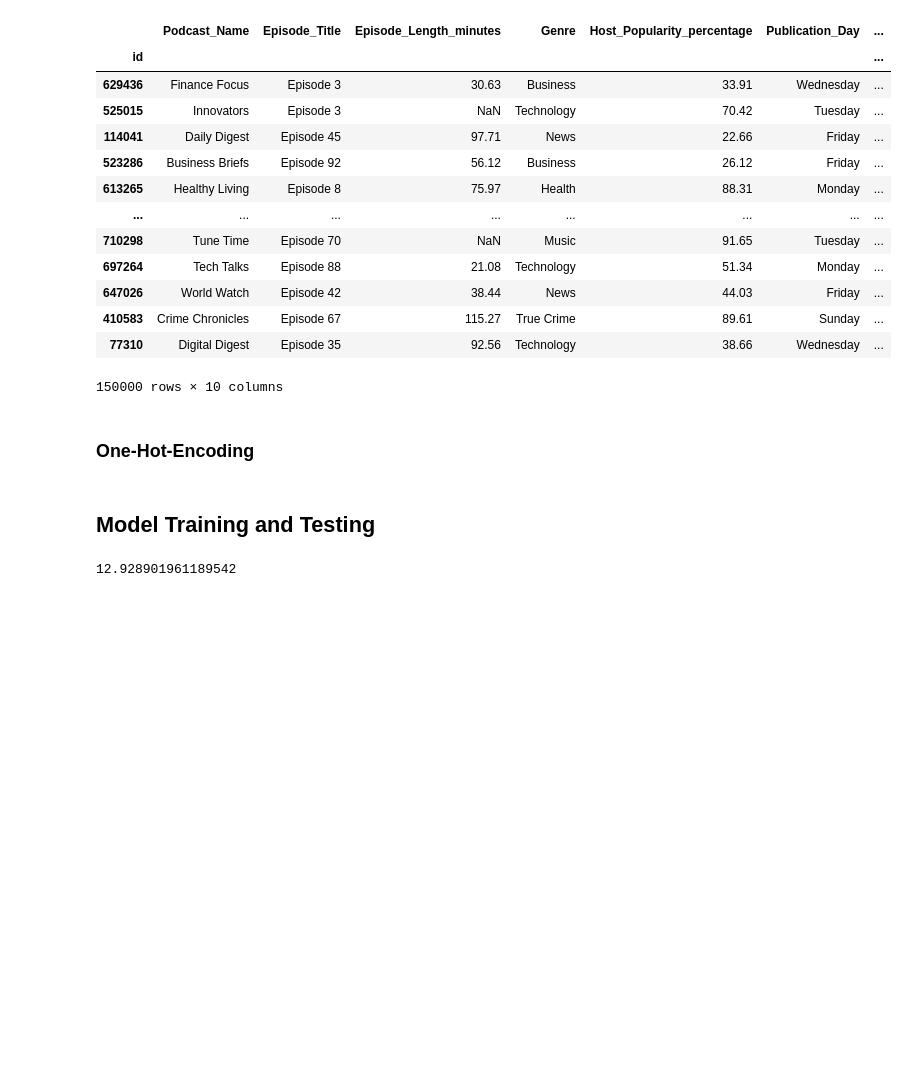
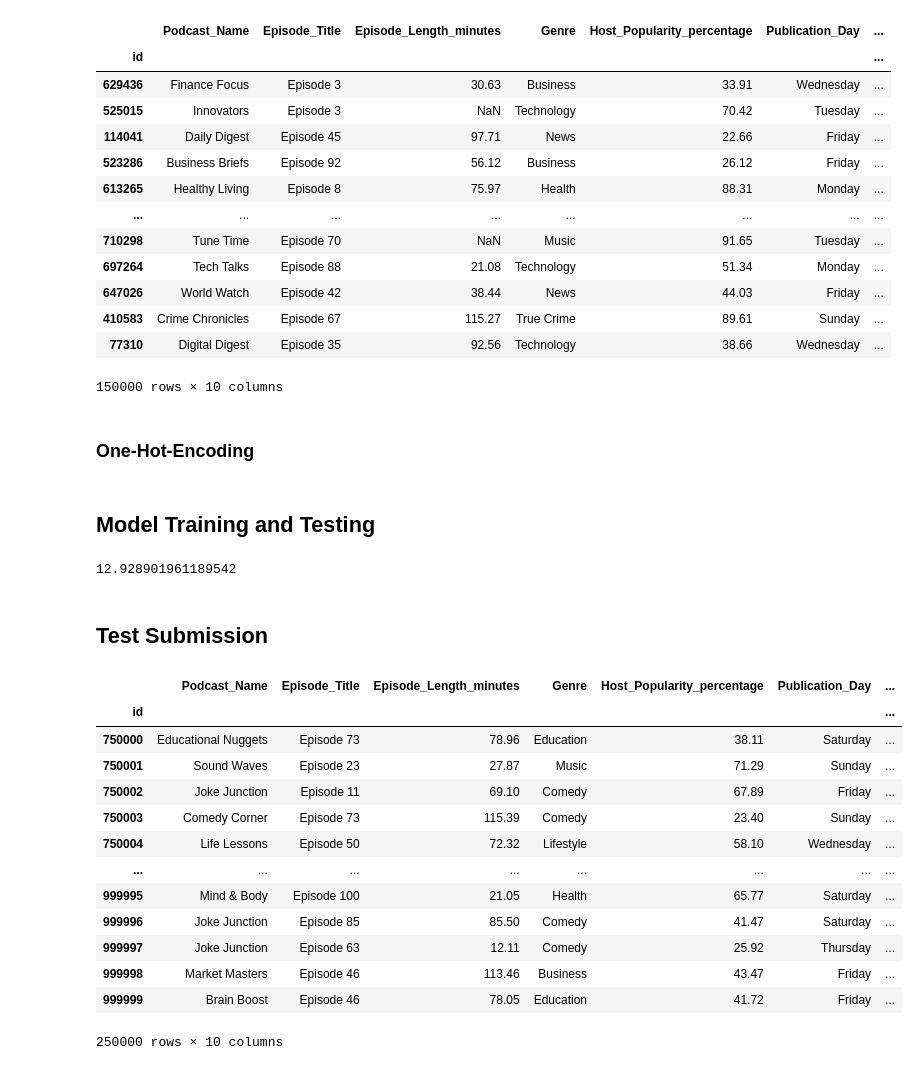
Before and after one commit to Enzo-Olivieri/Kaggle-S5-EP-4, a Jupyter notebook: listening_time_model.ipynb, the cells around one changed output. Drawn from its saved outputs; the diff is of its cells as text; code cells hidden in the pictures; blank space fills up the shorter version.

```diff
--- a/listening_time_model.ipynb
+++ b/listening_time_model.ipynb
@@ -195,3 +188,25 @@ RMSE
 # with label encoding: 13.031150146367553
 # With mean numeric imputing it gets worse: 13.127882377464248
 # improved xgb: n = 1000, lr = 0.1: 12.925159910125323
+# %% [markdown]
+## Test Submission
+# %%
+X_test = pd.read_csv("test.csv", index_col="id")
+
+
+obj_to_cat(X_test)
+# %% [output]
+|  | Podcast_Name | Episode_Title | Episode_Length_minutes | Genre | Host_Popularity_percentage | Publication_Day | ... |
+| id |  |  |  |  |  |  | ... |
+| 750000 | Educational Nuggets | Episode 73 | 78.96 | Education | 38.11 | Saturday | ... |
+| 750001 | Sound Waves | Episode 23 | 27.87 | Music | 71.29 | Sunday | ... |
+| 750002 | Joke Junction | Episode 11 | 69.10 | Comedy | 67.89 | Friday | ... |
+| 750003 | Comedy Corner | Episode 73 | 115.39 | Comedy | 23.40 | Sunday | ... |
+| 750004 | Life Lessons | Episode 50 | 72.32 | Lifestyle | 58.10 | Wednesday | ... |
+| ... | ... | ... | ... | ... | ... | ... | ... |
+| 999995 | Mind & Body | Episode 100 | 21.05 | Health | 65.77 | Saturday | ... |
+| 999996 | Joke Junction | Episode 85 | 85.50 | Comedy | 41.47 | Saturday | ... |
+| 999997 | Joke Junction | Episode 63 | 12.11 | Comedy | 25.92 | Thursday | ... |
+| 999998 | Market Masters | Episode 46 | 113.46 | Business | 43.47 | Friday | ... |
+| 999999 | Brain Boost | Episode 46 | 78.05 | Education | 41.72 | Friday | ... |
+250000 rows × 10 columns
```
Also changed, not shown: parts of 7 cells of this notebook.
